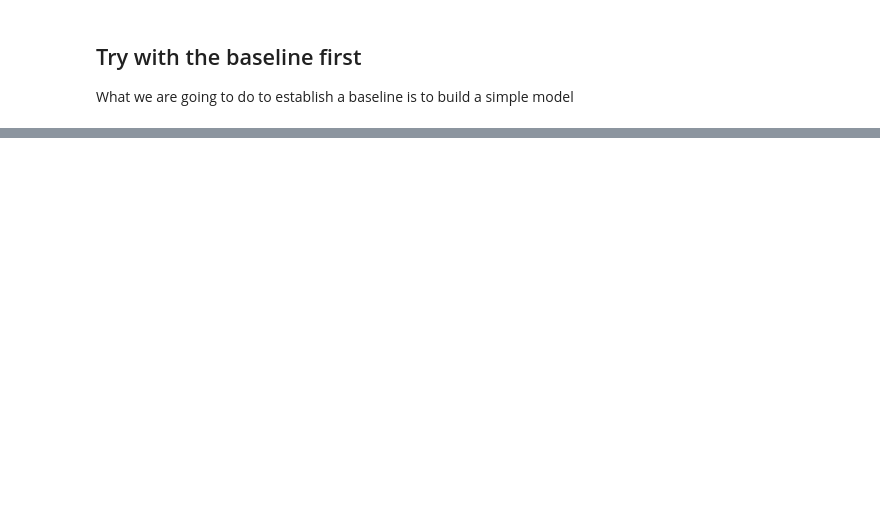
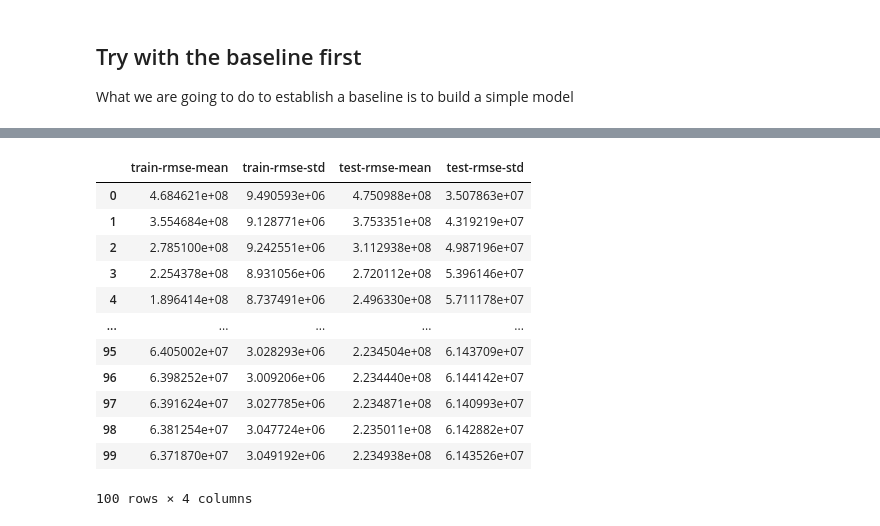
Before and after one commit to ngnquanq/car-price-prediction, a Jupyter notebook: demo.ipynb, the cells around one changed output, grey strips where cells are left out. Cells and saved outputs as stored; diff of their text form; code cells hidden in the pictures; blank space fills up the shorter version.

```diff
--- a/demo.ipynb
+++ b/demo.ipynb
@@ -628,0 +676,16 @@ ValueError: DataFrame.dtypes for data must be int, float, bool or category. When
+# %%
+cv_results
+# %% [output]
+|  | train-rmse-mean | train-rmse-std | test-rmse-mean | test-rmse-std |
+| 0 | 4.684621e+08 | 9.490593e+06 | 4.750988e+08 | 3.507863e+07 |
+| 1 | 3.554684e+08 | 9.128771e+06 | 3.753351e+08 | 4.319219e+07 |
+| 2 | 2.785100e+08 | 9.242551e+06 | 3.112938e+08 | 4.987196e+07 |
+| 3 | 2.254378e+08 | 8.931056e+06 | 2.720112e+08 | 5.396146e+07 |
+| 4 | 1.896414e+08 | 8.737491e+06 | 2.496330e+08 | 5.711178e+07 |
+| ... | ... | ... | ... | ... |
+| 95 | 6.405002e+07 | 3.028293e+06 | 2.234504e+08 | 6.143709e+07 |
+| 96 | 6.398252e+07 | 3.009206e+06 | 2.234440e+08 | 6.144142e+07 |
+| 97 | 6.391624e+07 | 3.027785e+06 | 2.234871e+08 | 6.140993e+07 |
+| 98 | 6.381254e+07 | 3.047724e+06 | 2.235011e+08 | 6.142882e+07 |
+| 99 | 6.371870e+07 | 3.049192e+06 | 2.234938e+08 | 6.143526e+07 |
+100 rows × 4 columns
```
Also changed, not shown: parts of 21 cells of this notebook, 4 other files.
